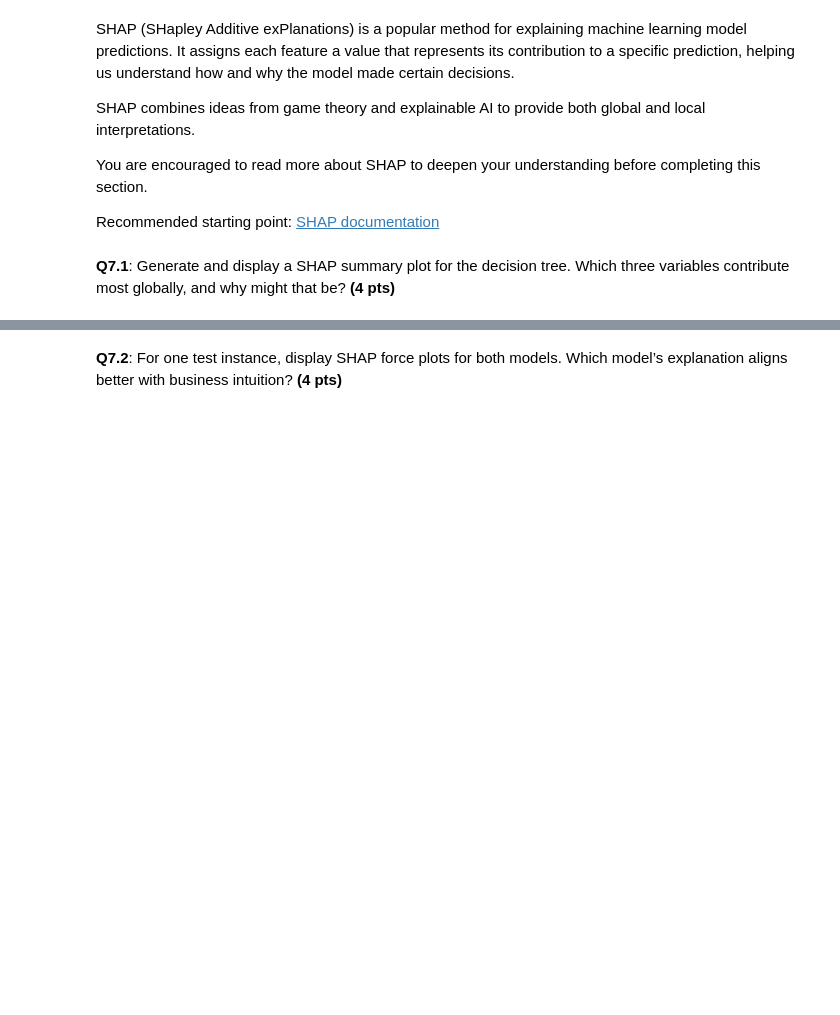
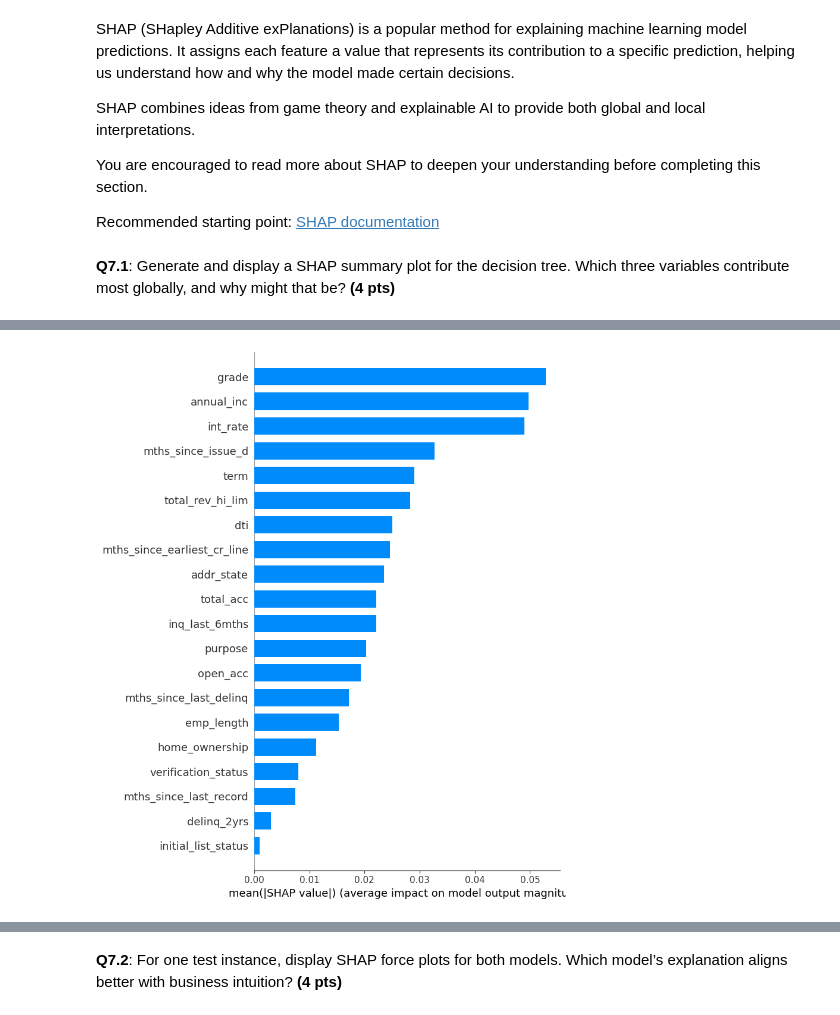
Before and after one commit to JanaAliCS/machine_leanring, a Jupyter notebook: assignment_3.ipynb, the cells around one changed output, grey strips where cells are left out. Saved outputs shown, nothing was run; the diff lists cells and outputs as text; code cells hidden in the pictures; blank space fills up the shorter version.

```diff
--- a/assignment_3.ipynb
+++ b/assignment_3.ipynb
@@ -497,0 +513,5 @@ Recommended starting point: [SHAP documentation](https://shap.readthedocs.io/en/
+# %%
+#summary plot that shows magnititude globally to get the 3 features most imp
+shap.summary_plot(shap_vals_pos, X_tree_test, plot_type="bar")
+# %% [output]
+[figure, added]
```
Also changed, not shown: parts of 2 cells of this notebook.
